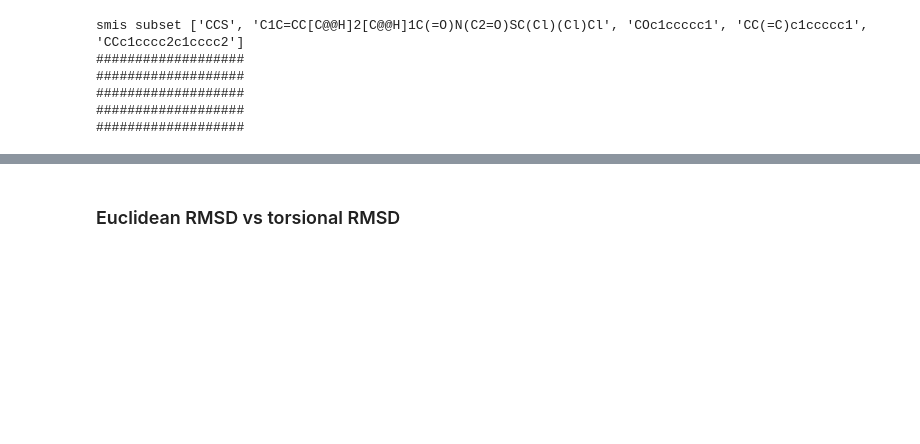
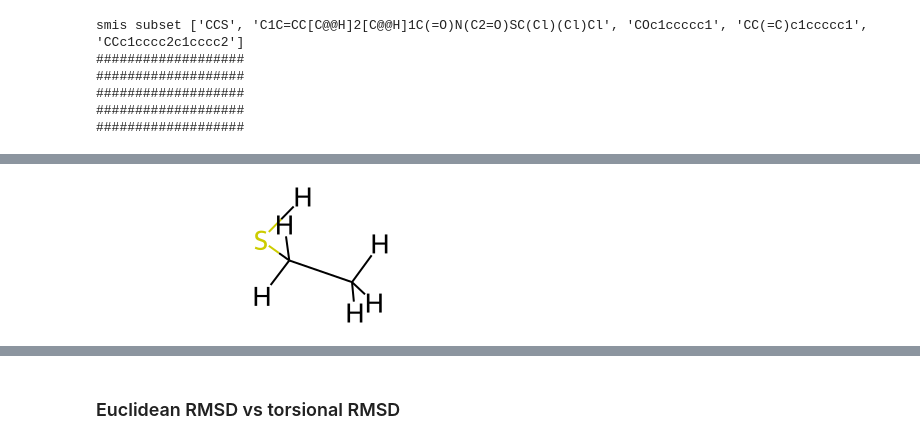
Before and after one commit to LenaNehale/torsional-diffusion, a Jupyter notebook: playground.ipynb, the cells around one changed output, grey strips where cells are left out. Cells and saved outputs as stored; diff of their text form; code cells hidden in the pictures; blank space fills up the shorter version.

```diff
--- a/playground.ipynb
+++ b/playground.ipynb
@@ -504,0 +486,4 @@ def make_localstructures_hist(mols_rand, mols_gen, mols_md, exp_path, label):
+# %%
+md_confs[smis[0]][0].mol
+# %% [output]
+[figure, added]
```
Also changed, not shown: parts of 14 cells of this notebook, 6 other files.
